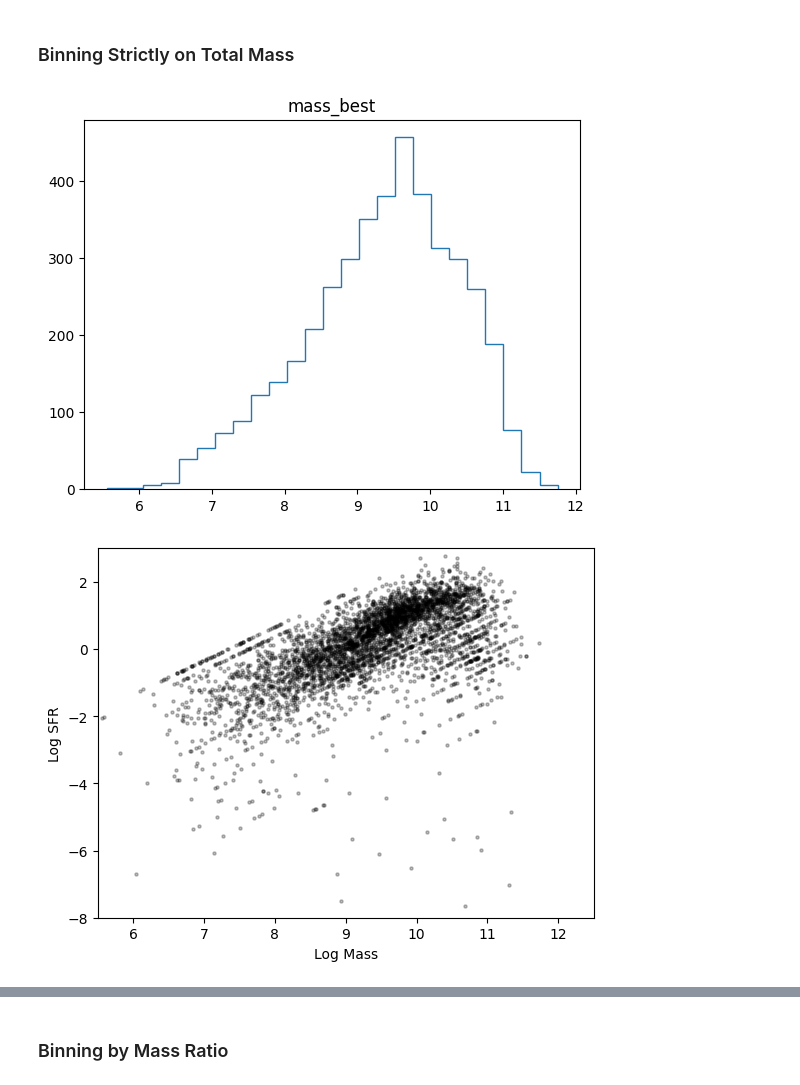
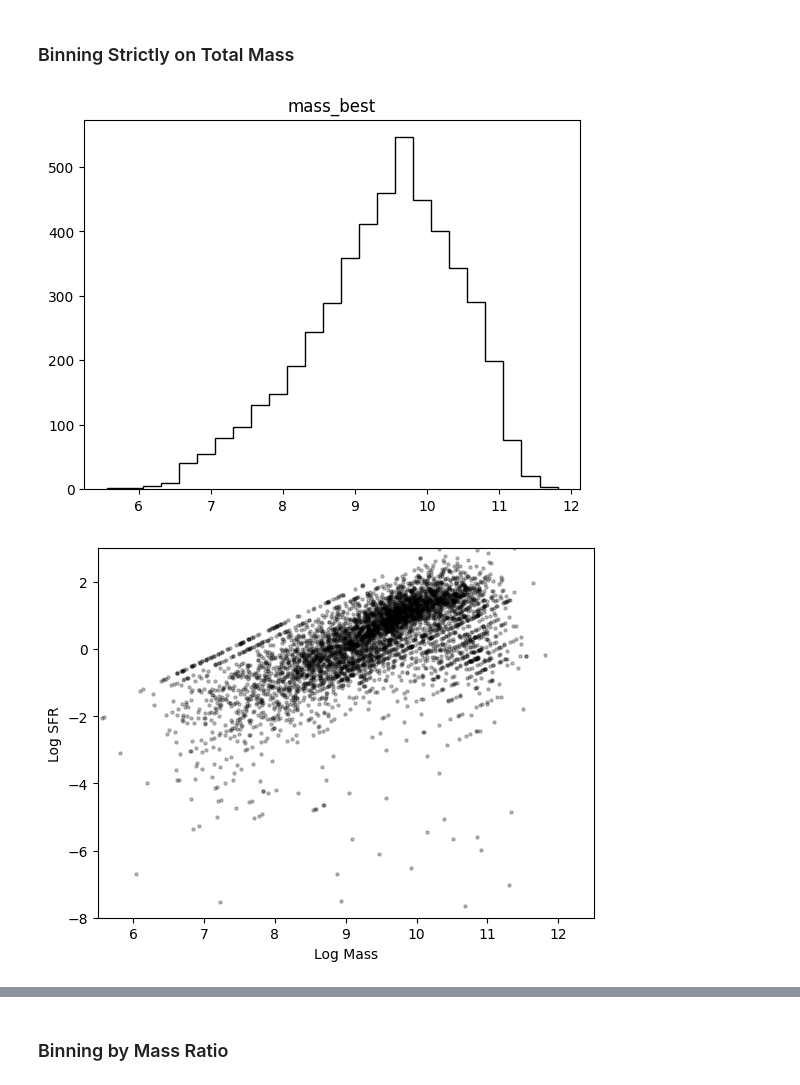
Before and after one commit to AstroORyan/mergers-in-cosmos, a Jupyter notebook: notebooks/analysis/my-matched-sfr.ipynb, the cells around one changed output, grey strips where cells are left out. Cells and saved outputs as stored; diff of their text form; code cells hidden in the pictures.

```diff
--- a/notebooks/analysis/my-matched-sfr.ipynb
+++ b/notebooks/analysis/my-matched-sfr.ipynb
@@ -11,7 +11,7 @@ tqdm.pandas()
 # %%
 data_folder = 'C:/Users/oryan/Documents/mergers-in-cosmos/data'
 # %%
-my_cosmo_cat = pd.read_csv(f'{data_folder}/cosmos-matched-df.csv', index_col = 0)
+my_cosmo_cat = pd.read_csv(f'{data_folder}/cosmos-matched-all-df.csv', index_col = 0)
 # %%
 my_cosmo_cat.head()
 # %% [output]
@@ -76,2 +80,2 @@ len(real_mergers)
 # %%
-df_merg = real_mergers.merge(df_merge, on = 'SourceID', how = 'left')
+df_merg = real_mergers.merge(df_merge, on = 'SourceID', how = 'left').drop(columns = 'redshift_sub')
@@ -712,12 +702,12 @@ plt.show()
 ### Binning Strictly on Total Mass
 # %%
 df_prim = (
-    df_sum[['SourceID', 'id_1', 'mass_best_1', 'sfr_best_1', 'photoz_1']]
+    cosmo_redshift[['SourceID', 'id_1', 'mass_best_1', 'sfr_best_1', 'photoz_1']]
     .rename(columns = {'id_1': 'c_id', 'mass_best_1':'mass_best','sfr_best_1':'sfr_best','photoz_1':'photoz'})
     .assign(cat = 'primary')
 )
 df_sec = (
-    df_sum[['SourceID', 'id_2', 'mass_best_2', 'sfr_best_2', 'photoz_2']]
+    cosmo_redshift[['SourceID', 'id_2', 'mass_best_2', 'sfr_best_2', 'photoz_2']]
     .rename(columns = {'id_2':'c_id', 'mass_best_2':'mass_best','sfr_best_2':'sfr_best','photoz_2':'photoz'})
     .assign(cat = 'secondary')
 )
@@ -728,13 +718,14 @@ df_masses = df_concat.drop_duplicates('c_id', keep = 'first')
 # %%
 df_masses.hist(
     column = 'mass_best',
     bins = 25,
     grid = False,
-    histtype = 'step'
+    histtype = 'step',
+    color='black'
 )
 plt.show()
 # %% [output]
-[figure, old version]
+[figure, new version]
 # %%
 mass_bins = [7, 9, 11]
 # %%
@@ -768,7 +759,7 @@ df_m_bins.plot.scatter(
 )
 plt.show()
 # %% [output]
-[figure, old version]
+[figure, new version]
 # %%
 fig, ax = plt.subplots(nrows = 1)
 df_m_bins.query('cat == "primary"').plot.scatter(
```
Also changed, not shown: parts of 39 cells of this notebook, 6 other files.
